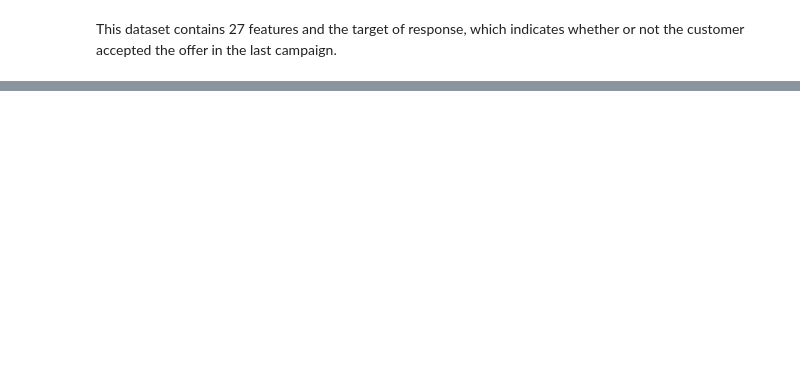
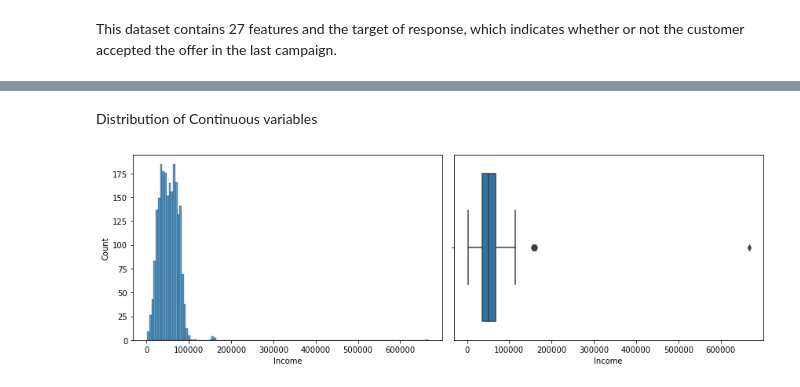
Before and after one commit to jma199/business-marketing-case-study, a Jupyter notebook: 1 eda.ipynb, the cells around one changed output, grey strips where cells are left out. Drawn from its saved outputs; the diff is of its cells as text; code cells hidden in the pictures; blank space fills up the shorter version.

```diff
--- a/1 eda.ipynb
+++ b/1 eda.ipynb
@@ -73,0 +157,11 @@ date the customer enrolled with the company's loyalty program
+# %% [markdown]
+Distribution of Continuous variables
+# %%
+# plot income
+fig, ax = plt.subplots(1, 2, figsize = (12, 4))
+sns.histplot(x = "Income", data=data, ax=ax[0])
+sns.boxplot(x="Income", data=data, ax=ax[1])
+plt.tight_layout()
+plt.show()
+# %% [output]
+[figure, added]
```
Also changed, not shown: parts of 26 cells of this notebook, 2 other files.
